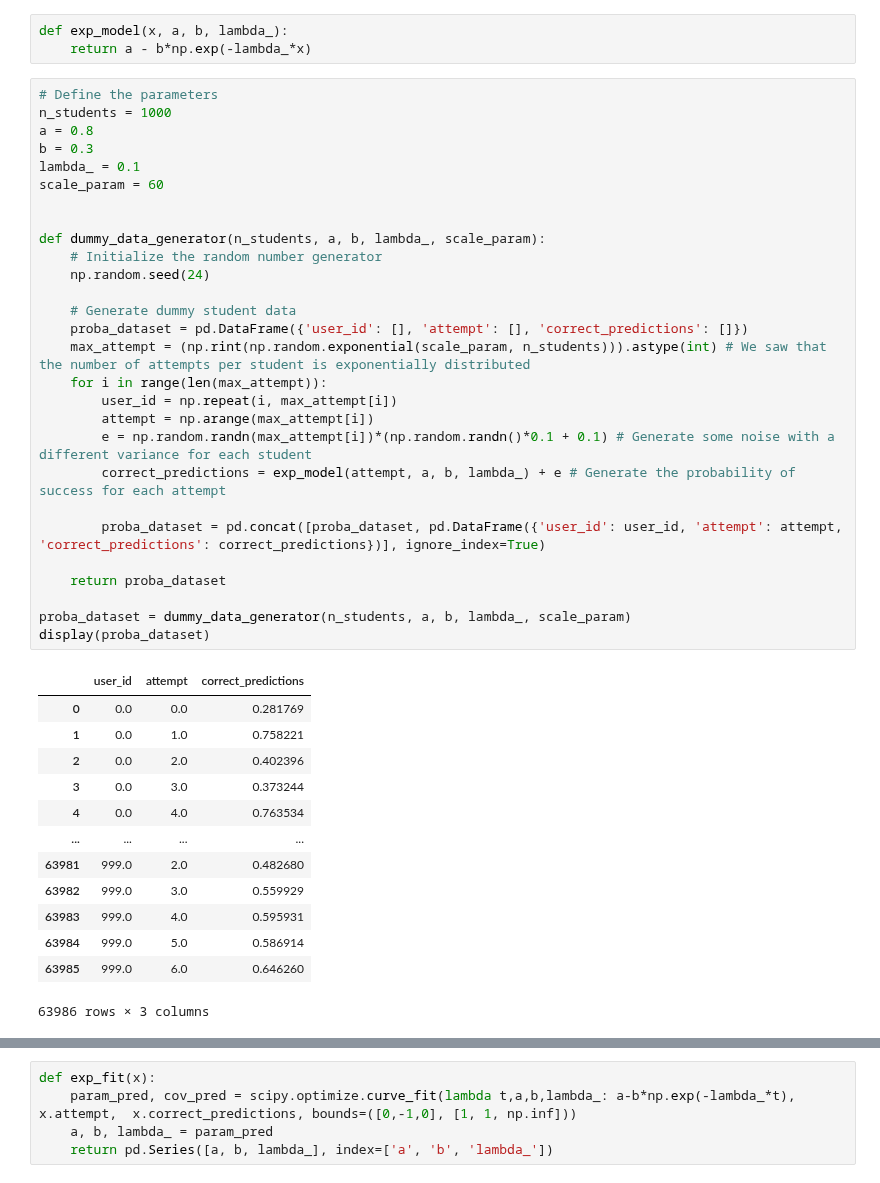
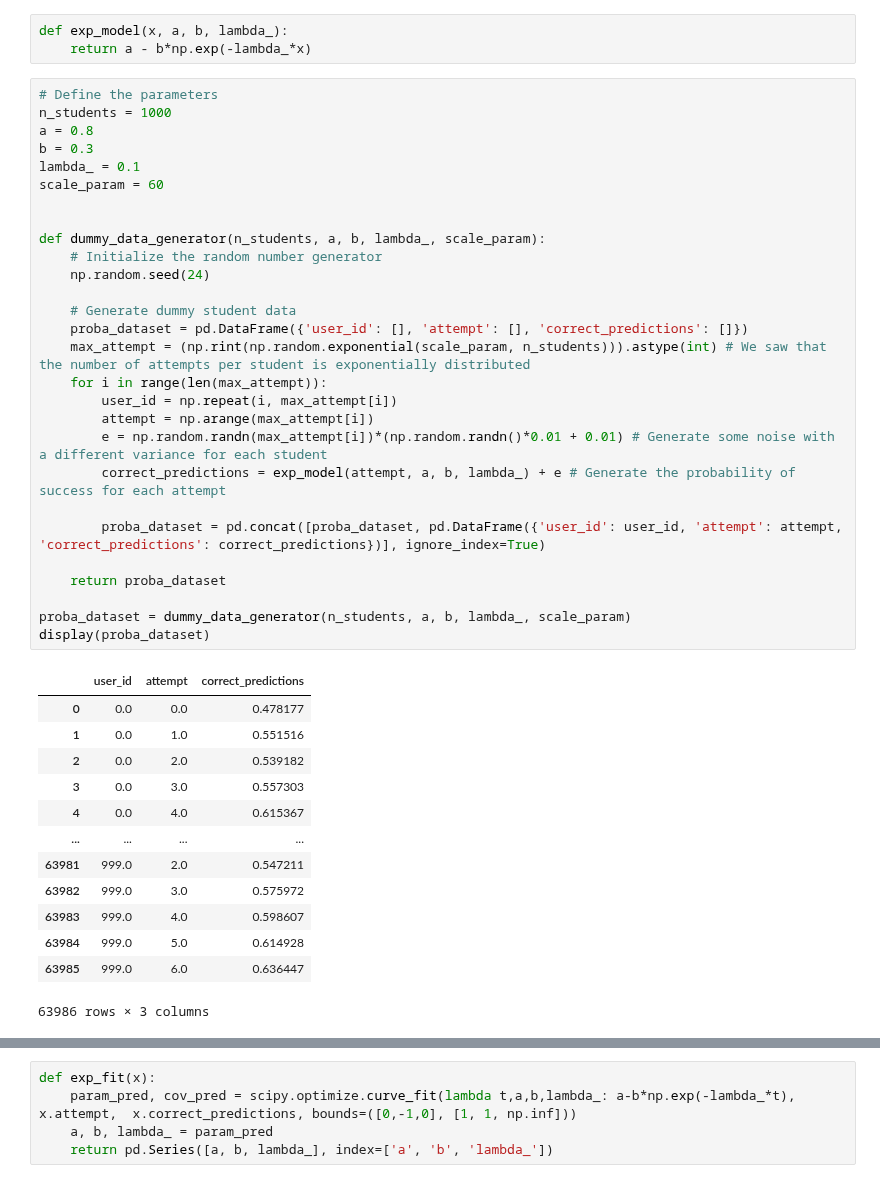
Before and after one commit to emmabhl/MLBD_Calcularis_Sectumsempra, a Jupyter notebook: learning_model_dummy.ipynb, the cells around one changed output, grey strips where cells are left out. Drawn from its saved outputs; the diff is of its cells as text.

```diff
--- a/learning_model_dummy.ipynb
+++ b/learning_model_dummy.ipynb
@@ -9,44 +9,44 @@ def exp_model(x, a, b, lambda_):
 # %%
 # Define the parameters
 n_students = 1000
 a = 0.8
 b = 0.3
 lambda_ = 0.1
 scale_param = 60
 
 
 def dummy_data_generator(n_students, a, b, lambda_, scale_param):
     # Initialize the random number generator
     np.random.seed(24)
 
     # Generate dummy student data
     proba_dataset = pd.DataFrame({'user_id': [], 'attempt': [], 'correct_predictions': []})
     max_attempt = (np.rint(np.random.exponential(scale_param, n_students))).astype(int) # We saw that the number of attempts per student is exponentially distributed
     for i in range(len(max_attempt)):
         user_id = np.repeat(i, max_attempt[i])
         attempt = np.arange(max_attempt[i])
-        e = np.random.randn(max_attempt[i])*(np.random.randn()*0.1 + 0.1) # Generate some noise with a different variance for each student
+        e = np.random.randn(max_attempt[i])*(np.random.randn()*0.01 + 0.01) # Generate some noise with a different variance for each student
         correct_predictions = exp_model(attempt, a, b, lambda_) + e # Generate the probability of success for each attempt
 
         proba_dataset = pd.concat([proba_dataset, pd.DataFrame({'user_id': user_id, 'attempt': attempt, 'correct_predictions': correct_predictions})], ignore_index=True)
 
     return proba_dataset
 
 proba_dataset = dummy_data_generator(n_students, a, b, lambda_, scale_param)
 display(proba_dataset)
 # %% [output]
 |  | user_id | attempt | correct_predictions |
-| 0 | 0.0 | 0.0 | 0.281769 |
-| 1 | 0.0 | 1.0 | 0.758221 |
-| 2 | 0.0 | 2.0 | 0.402396 |
-| 3 | 0.0 | 3.0 | 0.373244 |
-| 4 | 0.0 | 4.0 | 0.763534 |
+| 0 | 0.0 | 0.0 | 0.478177 |
+| 1 | 0.0 | 1.0 | 0.551516 |
+| 2 | 0.0 | 2.0 | 0.539182 |
+| 3 | 0.0 | 3.0 | 0.557303 |
+| 4 | 0.0 | 4.0 | 0.615367 |
 | ... | ... | ... | ... |
-| 63981 | 999.0 | 2.0 | 0.482680 |
-| 63982 | 999.0 | 3.0 | 0.559929 |
-| 63983 | 999.0 | 4.0 | 0.595931 |
-| 63984 | 999.0 | 5.0 | 0.586914 |
-| 63985 | 999.0 | 6.0 | 0.646260 |
+| 63981 | 999.0 | 2.0 | 0.547211 |
+| 63982 | 999.0 | 3.0 | 0.575972 |
+| 63983 | 999.0 | 4.0 | 0.598607 |
+| 63984 | 999.0 | 5.0 | 0.614928 |
+| 63985 | 999.0 | 6.0 | 0.636447 |
 63986 rows × 3 columns
 # %%
 df = proba_dataset.set_index('attempt', inplace=False)
```
Also changed, not shown: parts of 11 cells of this notebook, 1 other file.
